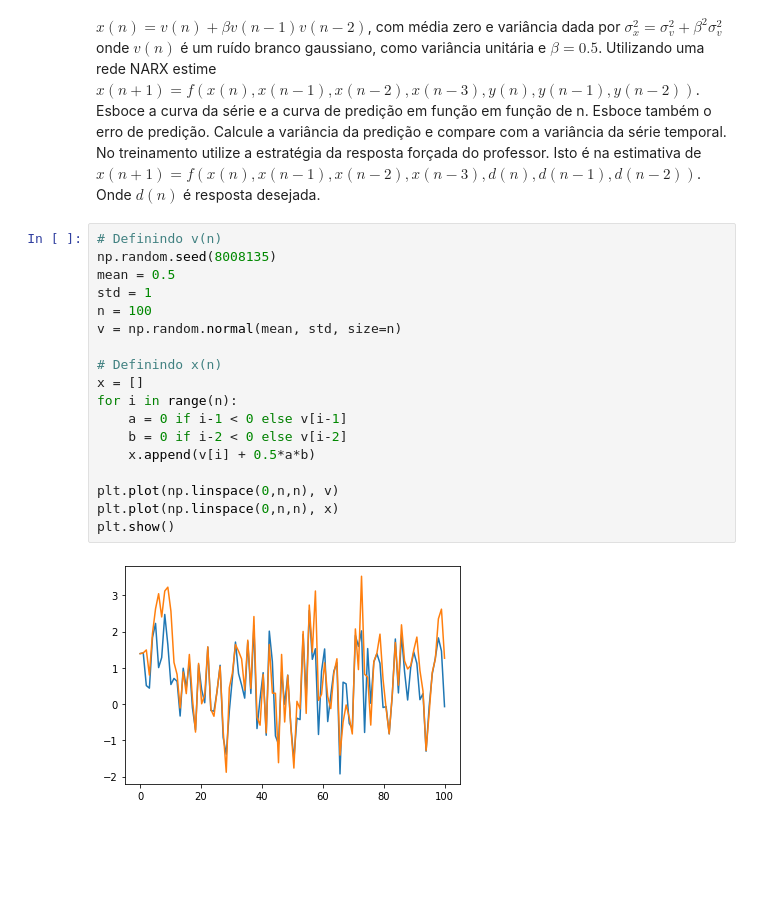
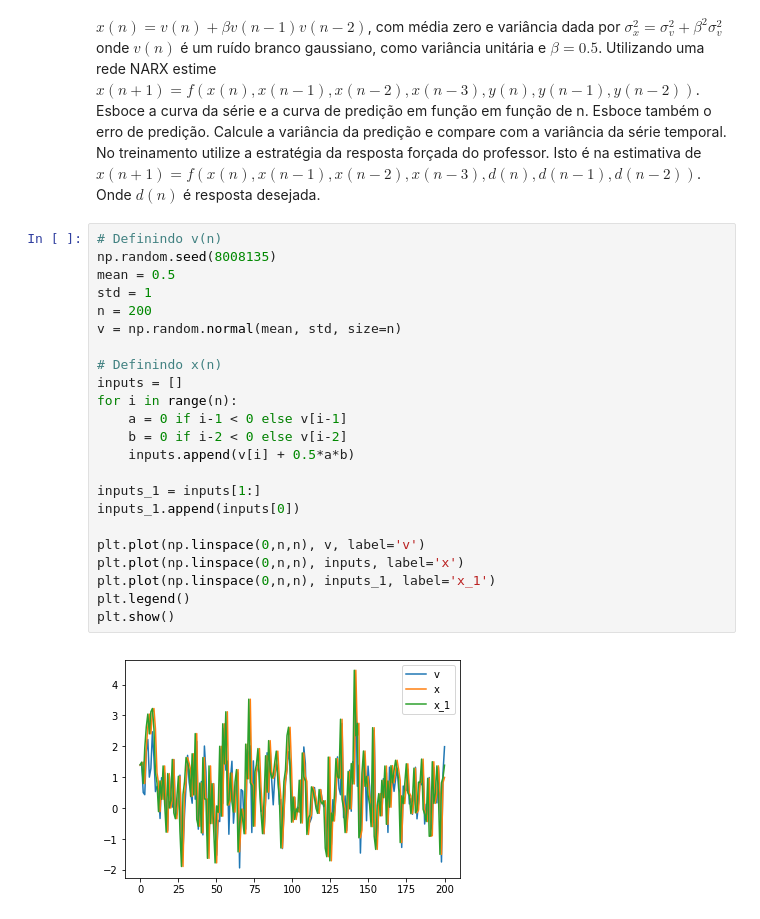
Before and after one commit to angelomarcelino/machine_learning, a Jupyter notebook: q6_NARX.ipynb, the cells around one changed output. Cells and saved outputs as stored; diff of their text form; blank space fills up the shorter version.

```diff
--- a/q6_NARX.ipynb
+++ b/q6_NARX.ipynb
@@ -12,20 +15,25 @@ Considere o problema de predição de uma série temporal definida como $x(n) =
 # %%
 # Definindo v(n)
 np.random.seed(8008135)
 mean = 0.5
 std = 1
-n = 100
+n = 200
 v = np.random.normal(mean, std, size=n)
 
 # Definindo x(n)
-x = []
+inputs = []
 for i in range(n):
     a = 0 if i-1 < 0 else v[i-1]
     b = 0 if i-2 < 0 else v[i-2]
-    x.append(v[i] + 0.5*a*b)
+    inputs.append(v[i] + 0.5*a*b)
 
-plt.plot(np.linspace(0,n,n), v)
-plt.plot(np.linspace(0,n,n), x)
+inputs_1 = inputs[1:]
+inputs_1.append(inputs[0])
+
+plt.plot(np.linspace(0,n,n), v, label='v')
+plt.plot(np.linspace(0,n,n), inputs, label='x')
+plt.plot(np.linspace(0,n,n), inputs_1, label='x_1')
+plt.legend()
 plt.show()
 # %% [output]
-[figure, old version]
+[figure, new version]
```
Also changed, not shown: parts of 5 cells of this notebook, 1 other file.
